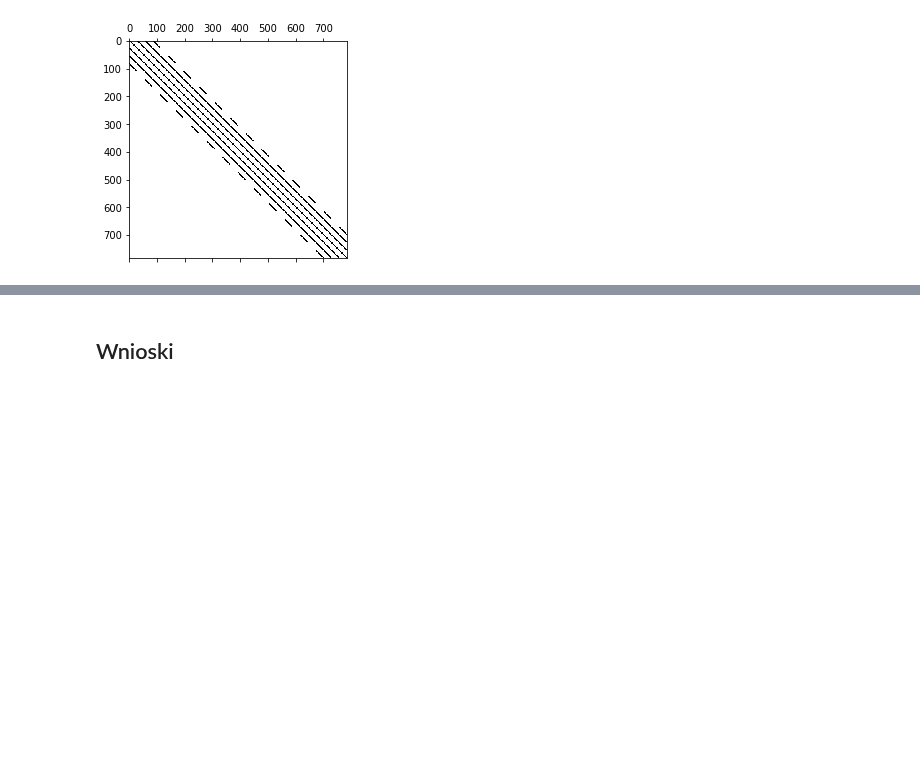
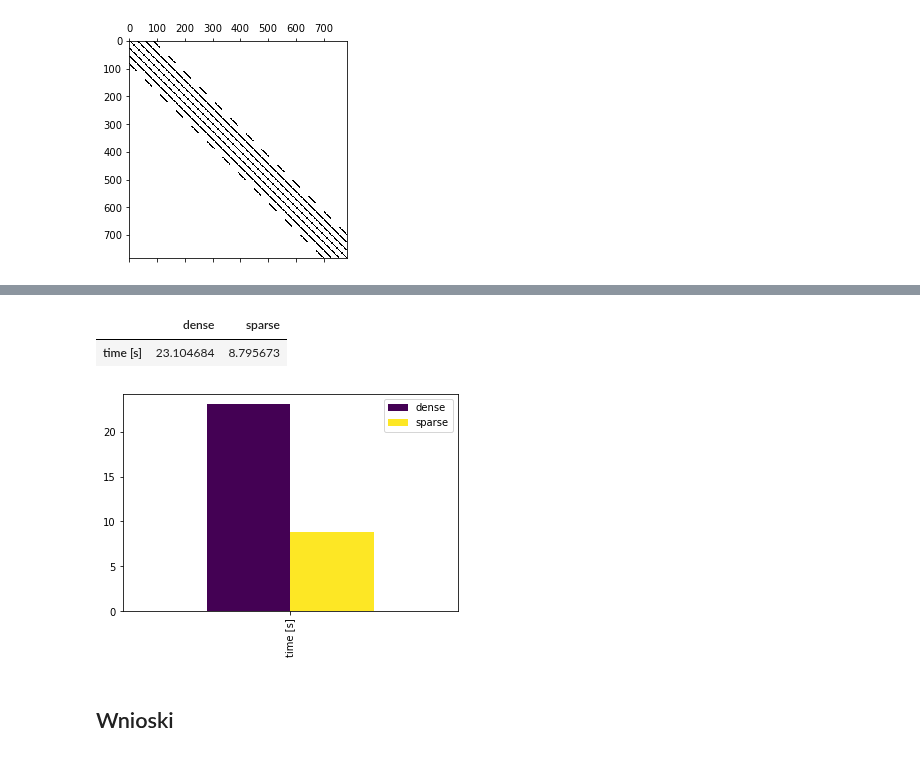
Before and after one commit to mhawryluk/matrix-algorithms, a Jupyter notebook: lab4/lab4.ipynb, the cells around one changed output, grey strips where cells are left out. Cells and saved outputs as stored; diff of their text form; code cells hidden in the pictures; blank space fills up the shorter version.

```diff
--- a/lab4/lab4.ipynb
+++ b/lab4/lab4.ipynb
@@ -341,3 +342,10 @@ compare_times(matrices['4a'])
+# %%
+diagonal_matrix = np.eye(3000, 3000)
+compare_times(diagonal_matrix)
+# %% [output]
+|  | dense | sparse |
+| time [s] | 23.104684 | 8.795673 |
+[figure, added]
 # %% [markdown]
 ## Wnioski
 # %% [markdown]
```
Also changed, not shown: parts of 5 cells of this notebook.
